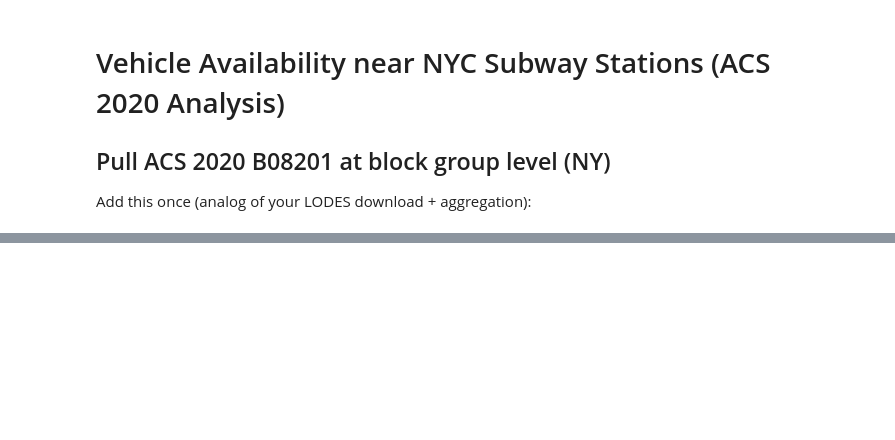
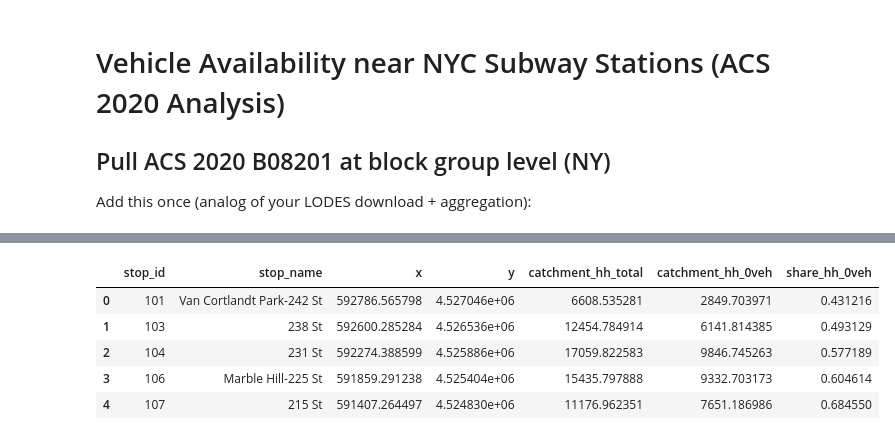
Before and after one commit to hawa1983/Capstone, a Jupyter notebook: ibx_capstone.ipynb, the cells around one changed output, grey strips where cells are left out. Drawn from its saved outputs; the diff is of its cells as text; code cells hidden in the pictures; blank space fills up the shorter version.

```diff
--- a/ibx_capstone.ipynb
+++ b/ibx_capstone.ipynb
@@ -1608,0 +1217,63 @@ Saved nyc_subway_vehicle_availability_0p5mile.csv
+# %%
+# Disaggregate tract-level households to block groups using population weights
+
+block_groups_proj_with_veh = disaggregate_tract_vehicles_to_block_groups(
+    block_groups_gdf=block_groups_proj,  # your existing projected BG layer with 'population'
+    veh_tract_df=veh_tract,
+    pop_col="population"
+)
+
+# Ensure area exists for catchment calculations
+if "area" not in block_groups_proj_with_veh.columns:
+    block_groups_proj_with_veh["area"] = block_groups_proj_with_veh.geometry.area
+# %%
+bg_sindex = block_groups_proj_with_veh.sindex
+
+# Total households within 0.5 miles
+hh_total_catch = compute_catchment_for_attribute(
+    stations_gdf=stations_proj,
+    block_groups_gdf=block_groups_proj_with_veh,
+    attribute_name="hh_total_bg",
+    buffer_col="buffer_geom",
+    area_col="area",
+    id_cols=("stop_id", "stop_name"),
+    bg_sindex=bg_sindex
+)
+
+# Zero-vehicle households within 0.5 miles
+hh_0veh_catch = compute_catchment_for_attribute(
+    stations_gdf=stations_proj,
+    block_groups_gdf=block_groups_proj_with_veh,
+    attribute_name="hh_0veh_bg",
+    buffer_col="buffer_geom",
+    area_col="area",
+    id_cols=("stop_id", "stop_name"),
+    bg_sindex=bg_sindex
+)
+
+# Assemble final vehicle-availability table
+
+veh_catch = hh_total_catch[
+    ["stop_id", "stop_name", "x", "y", "catchment_hh_total_bg"]
+].rename(columns={"catchment_hh_total_bg": "catchment_hh_total"})
+
+veh_catch = veh_catch.merge(
+    hh_0veh_catch[["stop_id", "catchment_hh_0veh_bg"]].rename(
+        columns={"catchment_hh_0veh_bg": "catchment_hh_0veh"}
+    ),
+    on="stop_id",
+    how="left"
+)
+
+veh_catch["share_hh_0veh"] = (
+    veh_catch["catchment_hh_0veh"] / veh_catch["catchment_hh_total"]
+)
+
+veh_catch.head()
+# %% [output]
+|  | stop_id | stop_name | x | y | catchment_hh_total | catchment_hh_0veh | share_hh_0veh |
+| 0 | 101 | Van Cortlandt Park-242 St | 592786.565798 | 4.527046e+06 | 6608.535281 | 2849.703971 | 0.431216 |
+| 1 | 103 | 238 St | 592600.285284 | 4.526536e+06 | 12454.784914 | 6141.814385 | 0.493129 |
+| 2 | 104 | 231 St | 592274.388599 | 4.525886e+06 | 17059.822583 | 9846.745263 | 0.577189 |
+| 3 | 106 | Marble Hill-225 St | 591859.291238 | 4.525404e+06 | 15435.797888 | 9332.703173 | 0.604614 |
+| 4 | 107 | 215 St | 591407.264497 | 4.524830e+06 | 11176.962351 | 7651.186986 | 0.684550 |
```
Also changed, not shown: parts of 54 cells of this notebook.
